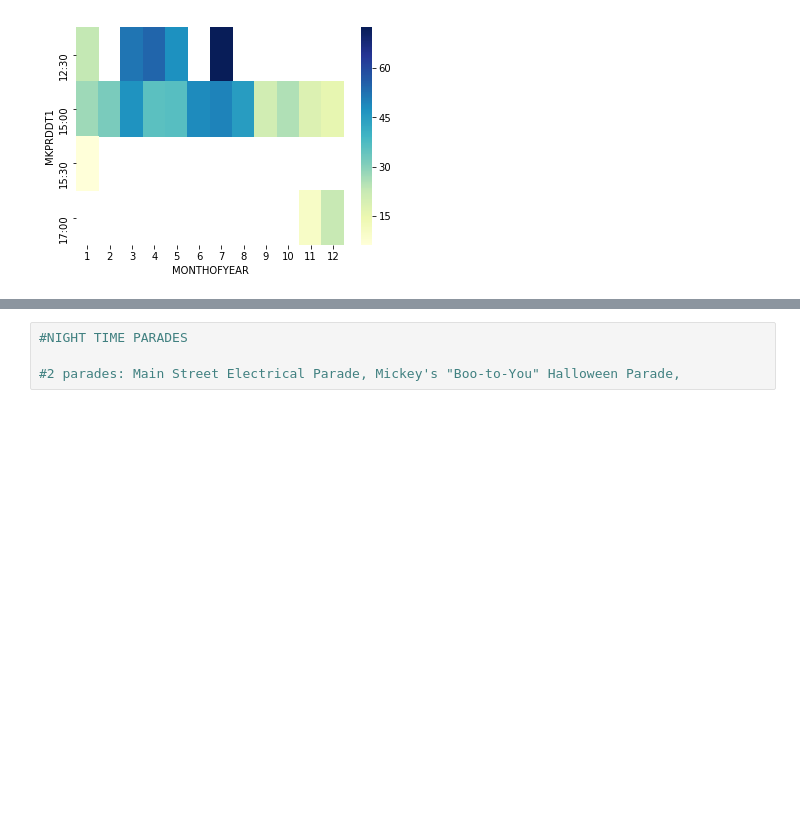
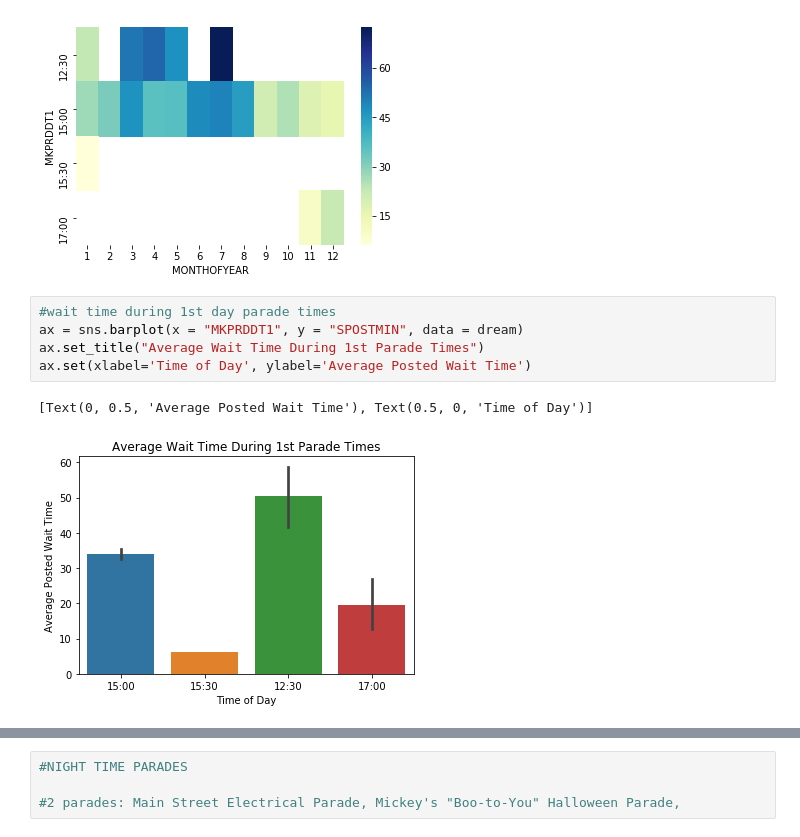
Before and after one commit to daviding11/Splash-Mountain-Wait-Time-Analysis, a Jupyter notebook: DataWrangling-Copy1-LW.ipynb, the cells around one changed output, grey strips where cells are left out. Drawn from its saved outputs; the diff is of its cells as text; blank space fills up the shorter version.

```diff
--- a/DataWrangling-Copy1-LW.ipynb
+++ b/DataWrangling-Copy1-LW.ipynb
@@ -208,3 +324,11 @@ sns.heatmap(ax, cmap="YlGnBu")
 # %% [output]
 <matplotlib.axes._subplots.AxesSubplot at 0x...>
 [figure]
+# %%
+#wait time during 1st day parade times
+ax = sns.barplot(x = "MKPRDDT1", y = "SPOSTMIN", data = dream)
+ax.set_title("Average Wait Time During 1st Parade Times")
+ax.set(xlabel='Time of Day', ylabel='Average Posted Wait Time')
+# %% [output]
+[Text(0, 0.5, 'Average Posted Wait Time'), Text(0.5, 0, 'Time of Day')]
+[figure, added]
```
Also changed, not shown: parts of 13 cells of this notebook, 1 other file.
